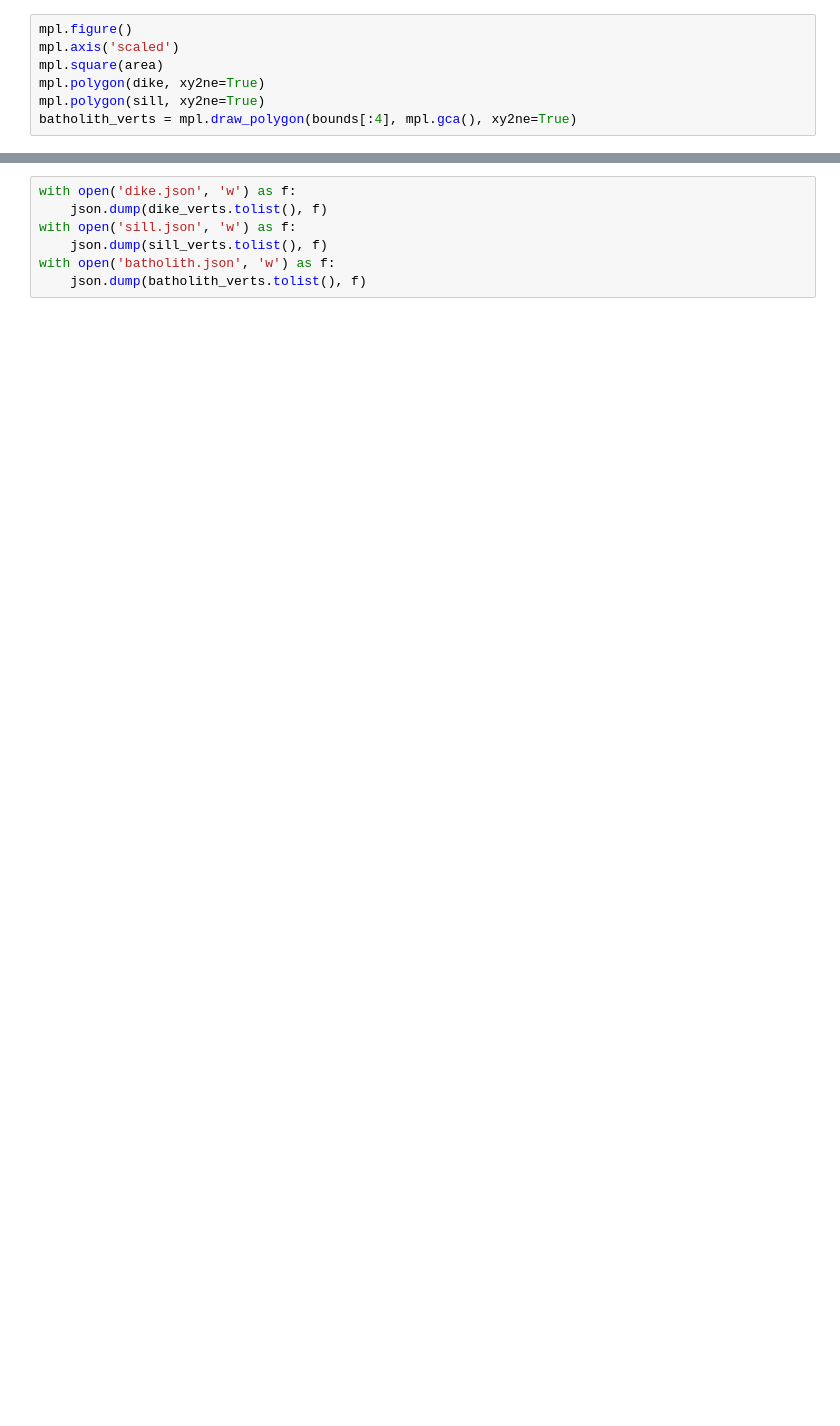
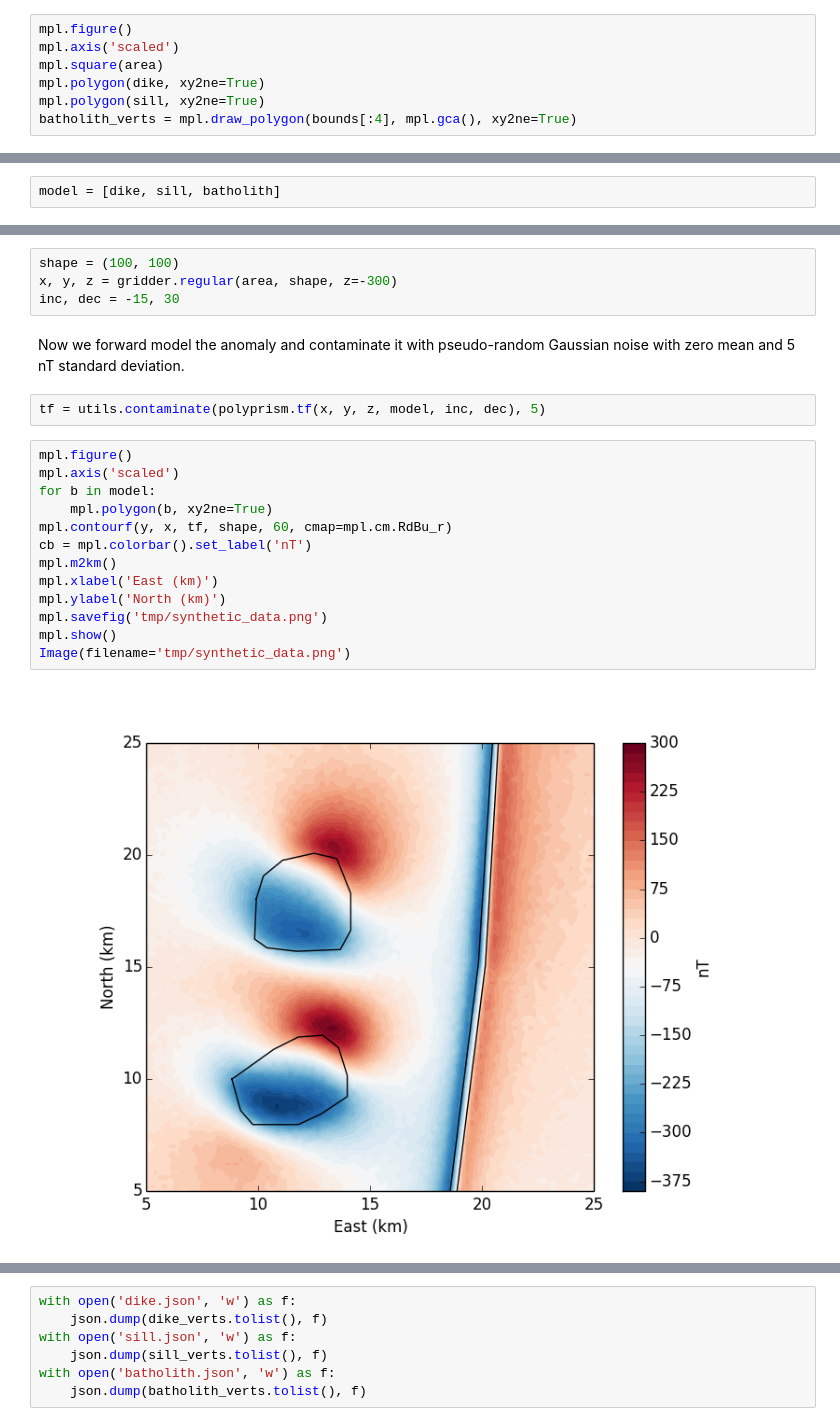
Before and after one commit to pinga-lab/paper-tle-euler-tutorial, a Jupyter notebook: create_synthetic_data.ipynb, the cells around one changed output, grey strips where cells are left out. Drawn from its saved outputs; the diff is of its cells as text; blank space fills up the shorter version.

```diff
--- a/create_synthetic_data.ipynb
+++ b/create_synthetic_data.ipynb
@@ -65,0 +148,2 @@ myv.show()
+# %%
+model = [dike, sill, batholith]
@@ -65,0 +154,23 @@ myv.show()
+# %%
+shape = (100, 100)
+x, y, z = gridder.regular(area, shape, z=-300)
+inc, dec = -15, 30
+# %% [markdown]
+Now we forward model the anomaly and contaminate it with pseudo-random Gaussian noise with zero mean and 5 nT standard deviation.
+# %%
+tf = utils.contaminate(polyprism.tf(x, y, z, model, inc, dec), 5)
+# %%
+mpl.figure()
+mpl.axis('scaled')
+for b in model:
+    mpl.polygon(b, xy2ne=True)
+mpl.contourf(y, x, tf, shape, 60, cmap=mpl.cm.RdBu_r)
+cb = mpl.colorbar().set_label('nT')
+mpl.m2km()
+mpl.xlabel('East (km)')
+mpl.ylabel('North (km)')
+mpl.savefig('tmp/synthetic_data.png')
+mpl.show()
+Image(filename='tmp/synthetic_data.png')
+# %% [output]
+[figure, added]
```
Also changed, not shown: parts of 33 cells of this notebook.
